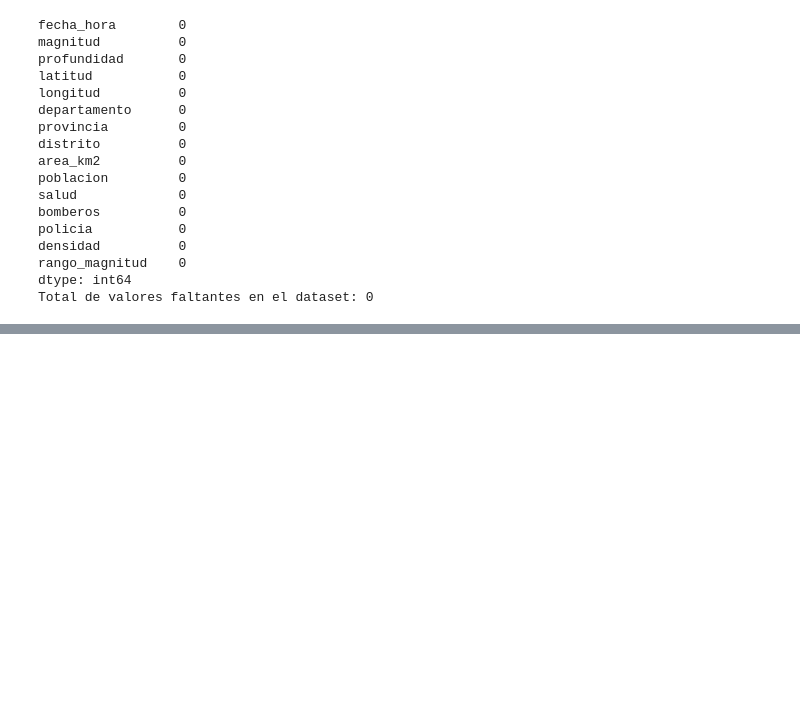
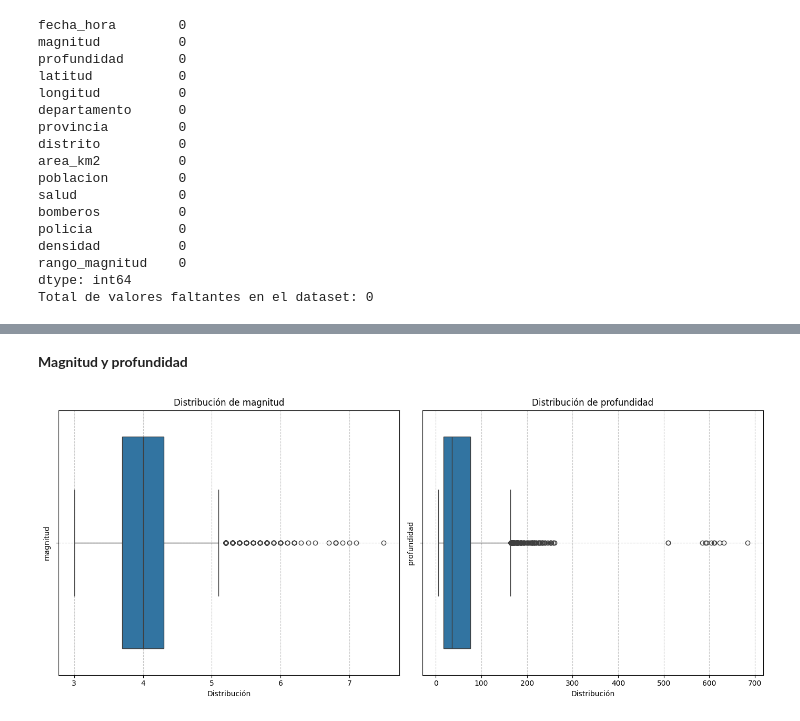
Before and after one commit to lmontoyas/project_IGP, a Jupyter notebook: entregable/adquisition_ipg.ipynb, the cells around one changed output, grey strips where cells are left out. Drawn from its saved outputs; the diff is of its cells as text; code cells hidden in the pictures; blank space fills up the shorter version.

```diff
--- a/entregable/adquisition_ipg.ipynb
+++ b/entregable/adquisition_ipg.ipynb
@@ -1029,0 +1133,18 @@ Total de valores faltantes en el dataset: 0
+# %%
+# Función para graficar boxplots
+def graficar_boxplot(df, columnas_a_graficar):
+    fig, axes = plt.subplots(1, len(columnas_a_graficar), figsize=(14, 6))
+
+    for i, col in enumerate(columnas_a_graficar):
+
+        sns.boxplot(data=df, x=col, ax=axes[i])
+
+        axes[i].set_title(f'Distribución de {col}')
+        axes[i].set_xlabel('Distribución')
+        axes[i].set_ylabel(col)
+
+        # Mostrar cuadrícula
+        axes[i].grid(True, linestyle='--', alpha=0.7)
+
+    plt.tight_layout()
+    plt.show()
@@ -1029,0 +1206,7 @@ Total de valores faltantes en el dataset: 0
+# %% [markdown]
+**Magnitud y profundidad**
+# %%
+columnas_a_graficar = ['magnitud', 'profundidad']
+graficar_boxplot(df, columnas_a_graficar)
+# %% [output]
+[figure, added]
```
Also changed, not shown: parts of 18 cells of this notebook.
